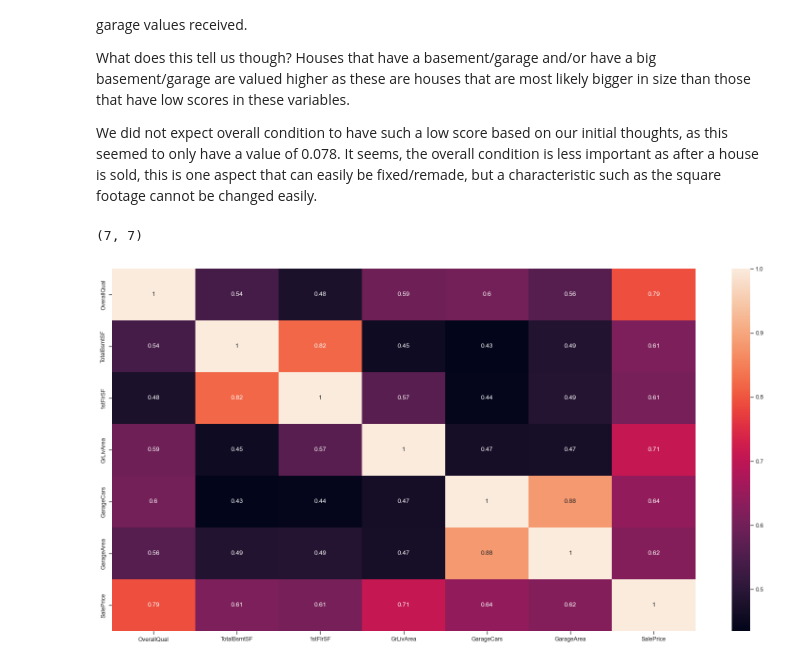
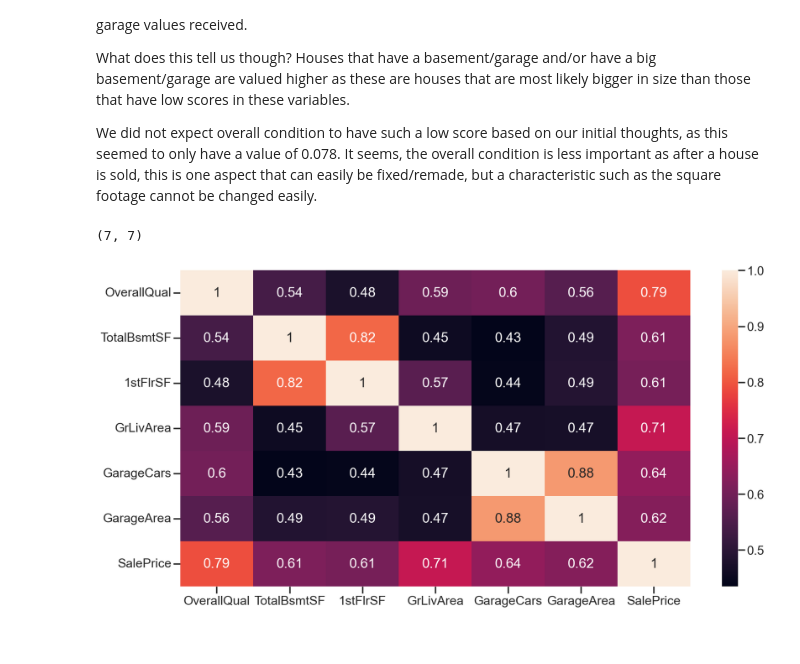
Before and after one commit to yummypugs/Data-Analytics-in-Business, a Jupyter notebook: 1.2 Correlation Matrix Training Dataset.ipynb, the cells around one changed output. Drawn from its saved outputs; the diff is of its cells as text; code cells hidden in the pictures.

Commit message:
configure sns context to poster for some graphs.

```diff
--- a/1.2 Correlation Matrix Training Dataset.ipynb
+++ b/1.2 Correlation Matrix Training Dataset.ipynb
@@ -46,9 +44,11 @@ What does this tell us though? Houses that have a basement/garage and/or have a
 
 We did not expect overall condition to have such a low score based on our initial thoughts, as this seemed to only have a value of 0.078. It seems, the overall condition is less important as after a house is sold, this is one aspect that can easily be fixed/remade, but a characteristic such as the square footage cannot be changed easily.
 # %%
+sns.set_context("poster")
+sns.set_style("ticks")
 matrix = cmn.plot_matrix(data=training_data, threshold=0.6)
 #plt.title("Correlation Matrix for Most Important Variable")
 # %% [output]
 (7, 7)
-[figure, old version]
+[figure, new version]
 # %%
```
Also changed, not shown: parts of 4 cells of this notebook, 6 other files.
